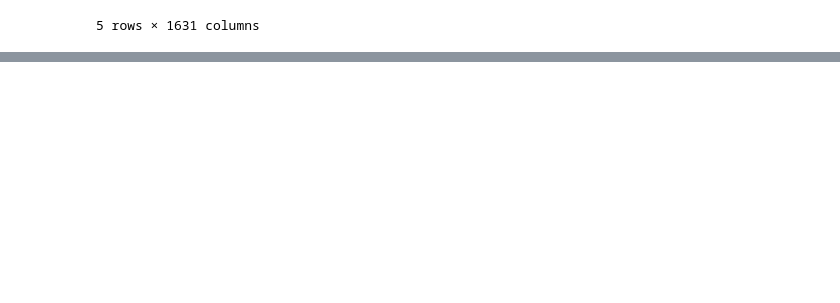
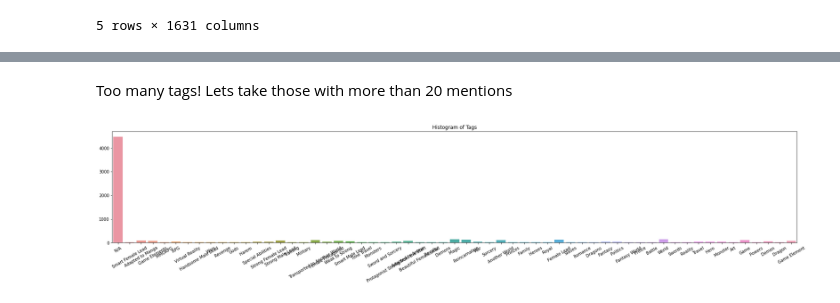
Before and after one commit to yuvalofek/analyzing-light-novels, a Jupyter notebook: LN_Analysis.ipynb, the cells around one changed output, grey strips where cells are left out. Cells and saved outputs as stored; diff of their text form; code cells hidden in the pictures; blank space fills up the shorter version.

```diff
--- a/LN_Analysis.ipynb
+++ b/LN_Analysis.ipynb
@@ -112,0 +144,16 @@ ln_df.head()
+# %% [markdown]
+Too many tags! Lets take those with more than 20 mentions
+# %%
+N = 20
+tag_cols = [name for name in ln_df.columns if 'Tag' in name]
+high_tag_counts = ln_df[tag_cols].loc[:, ln_df[tag_cols].sum(numeric_only=True)>N]
+
+
+plt.figure(figsize=(30, 5))
+plt.title('Histogram of Tags')
+ax = sns.barplot(y = high_tag_counts.sum(numeric_only=True), x = [name.split('_')[-1] for name in high_tag_counts.columns if 'Tag' in name])
+ax.set_xticklabels(ax.get_xticklabels(),rotation = 30)
+plt.savefig(f'Tags_>{N}.png')
+plt.show()
+# %% [output]
+[figure, added]
```
Also changed, not shown: parts of 8 cells of this notebook.
